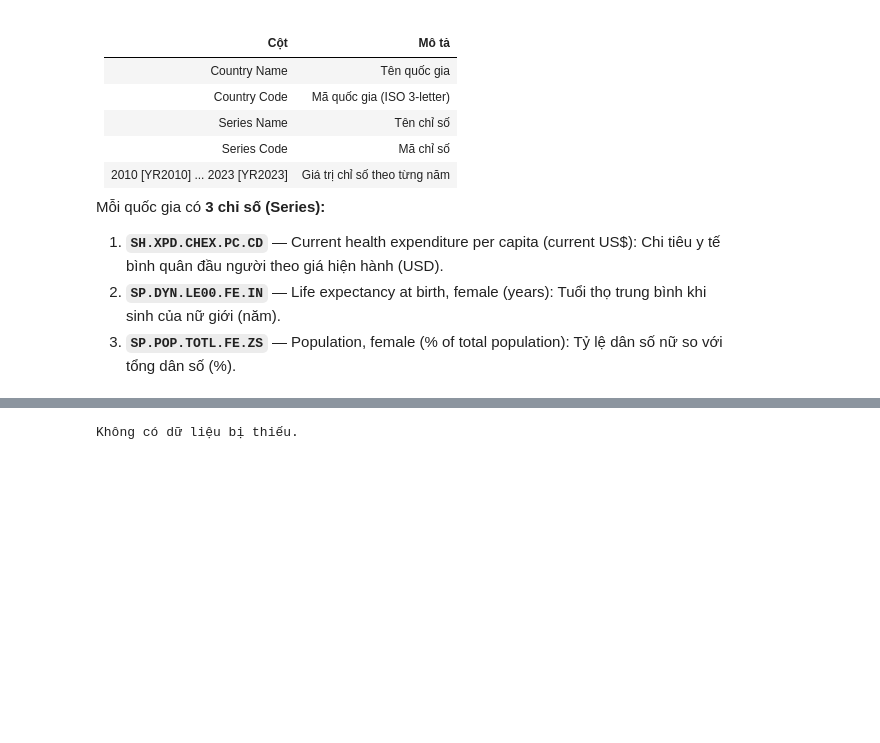
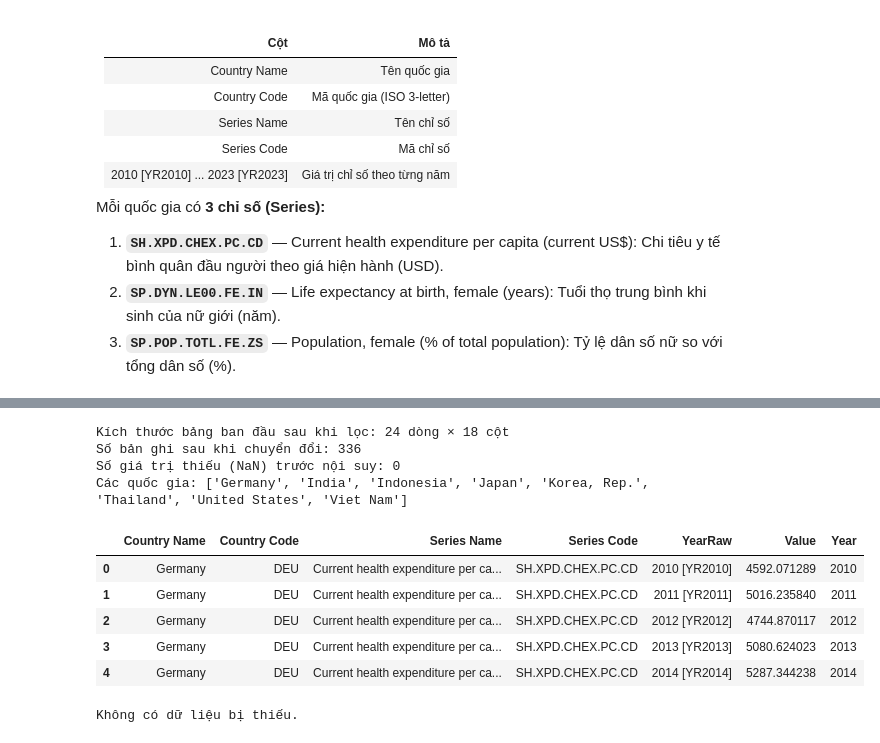
Before and after one commit to n3sfan/DataVis-Lab2, a Jupyter notebook: Notebook/muc4/qa-checkpoint.ipynb, the cells around one changed output, grey strips where cells are left out. Cells and saved outputs as stored; diff of their text form; code cells hidden in the pictures; blank space fills up the shorter version.

```diff
--- a/Notebook/muc4/qa-checkpoint.ipynb
+++ b/Notebook/muc4/qa-checkpoint.ipynb
@@ -85,3 +29,67 @@ Các chỉ số: ['SH.XPD.CHEX.PC.CD', 'SP.DYN.LE00.FE.IN', 'SP.POP.TOTL.FE.ZS']
+# %%
+import numpy as np
+import pandas as pd
+import matplotlib.pyplot as plt
+import seaborn as sns
+from scipy import stats
+
+# Cài đặt tham số đồ họa
+plt.rcParams['figure.figsize'] = (14, 7)
+plt.rcParams['font.size'] = 11
+sns.set_theme(style='whitegrid')
+
+# 1. Đọc dữ liệu từ file lớn và lọc năm từ đầu
+DATA_PATH = '../data3/dataset.csv' # Đường dẫn tới dataset tổng hợp
+df_raw_full = pd.read_csv(DATA_PATH, encoding='utf-8-sig')
+
+# Danh sách các chỉ số cần dùng cho Chủ đề 4 / Sức khỏe phụ nữ
+HEALTH_INDICATORS = [
+    'SH.XPD.CHEX.PC.CD',
+    'SP.DYN.LE00.FE.IN',
+    'SP.POP.TOTL.FE.ZS'
+]
+
+# Lựa chọn 8 quốc gia
+SELECTED_COUNTRIES = ['DEU', 'IND', 'IDN', 'JPN', 'KOR', 'THA', 'USA', 'VNM']
+
+# 2. Xử lý dữ liệu: Lọc các cột cần thiết (bao gồm luôn lọc theo năm 2010-2023 từ Wide format)
+year_cols = [f"{year} [YR{year}]" for year in range(2010, 2024)]
+base_cols = ['Country Name', 'Country Code', 'Series Name', 'Series Code']
+
+# Lọc dataset (chỉ số, quốc gia và năm)
+df_raw = df_raw_full[
+    (df_raw_full['Series Code'].isin(HEALTH_INDICATORS)) &
+    (df_raw_full['Country Code'].isin(SELECTED_COUNTRIES))
+][base_cols + year_cols].copy()
+
+# Chuyển từ Wide sang Long format
+df_long = df_raw.melt(
+    id_vars=base_cols,
+    value_vars=year_cols,
+    var_name='YearRaw', value_name='Value'
+)
+
+# Lấy ra con số năm (VD: "2010 [YR2010]" -> 2010)
+df_long['Year'] = df_long['YearRaw'].str.extract(r'(\d{4})').astype(int)
+df_long['Value'] = pd.to_numeric(df_long['Value'], errors='coerce')
+df_long = df_long.sort_values(by=['Country Code', 'Series Code', 'Year']).reset_index(drop=True)
+
+print(f"Kích thước bảng ban đầu sau khi lọc: {df_raw.shape[0]} dòng × {df_raw.shape[1]} cột")
+print(f"Số bản ghi sau khi chuyển đổi: {len(df_long)}")
+print(f"Số giá trị thiếu (NaN) trước nội suy: {df_long['Value'].isna().sum()}")
+print(f"Các quốc gia: {sorted(df_long['Country Name'].unique())}")
+df_long.head()
+# %% [output]
+Kích thước bảng ban đầu sau khi lọc: 24 dòng × 18 cột
+Số bản ghi sau khi chuyển đổi: 336
+Số giá trị thiếu (NaN) trước nội suy: 0
+Các quốc gia: ['Germany', 'India', 'Indonesia', 'Japan', 'Korea, Rep.', 'Thailand', 'United States', 'Viet Nam']
+|  | Country Name | Country Code | Series Name | Series Code | YearRaw | Value | Year |
+| 0 | Germany | DEU | Current health expenditure per ca... | SH.XPD.CHEX.PC.CD | 2010 [YR2010] | 4592.071289 | 2010 |
+| 1 | Germany | DEU | Current health expenditure per ca... | SH.XPD.CHEX.PC.CD | 2011 [YR2011] | 5016.235840 | 2011 |
+| 2 | Germany | DEU | Current health expenditure per ca... | SH.XPD.CHEX.PC.CD | 2012 [YR2012] | 4744.870117 | 2012 |
+| 3 | Germany | DEU | Current health expenditure per ca... | SH.XPD.CHEX.PC.CD | 2013 [YR2013] | 5080.624023 | 2013 |
+| 4 | Germany | DEU | Current health expenditure per ca... | SH.XPD.CHEX.PC.CD | 2014 [YR2014] | 5287.344238 | 2014 |
 # %%
 # 3. Kiểm tra dữ liệu thiếu chi tiết
 missing_detail = df_long[df_long['Value'].isna()][['Country Name', 'Series Code', 'Year']]
```
Also changed, not shown: parts of 2 cells of this notebook, 3 other files.
